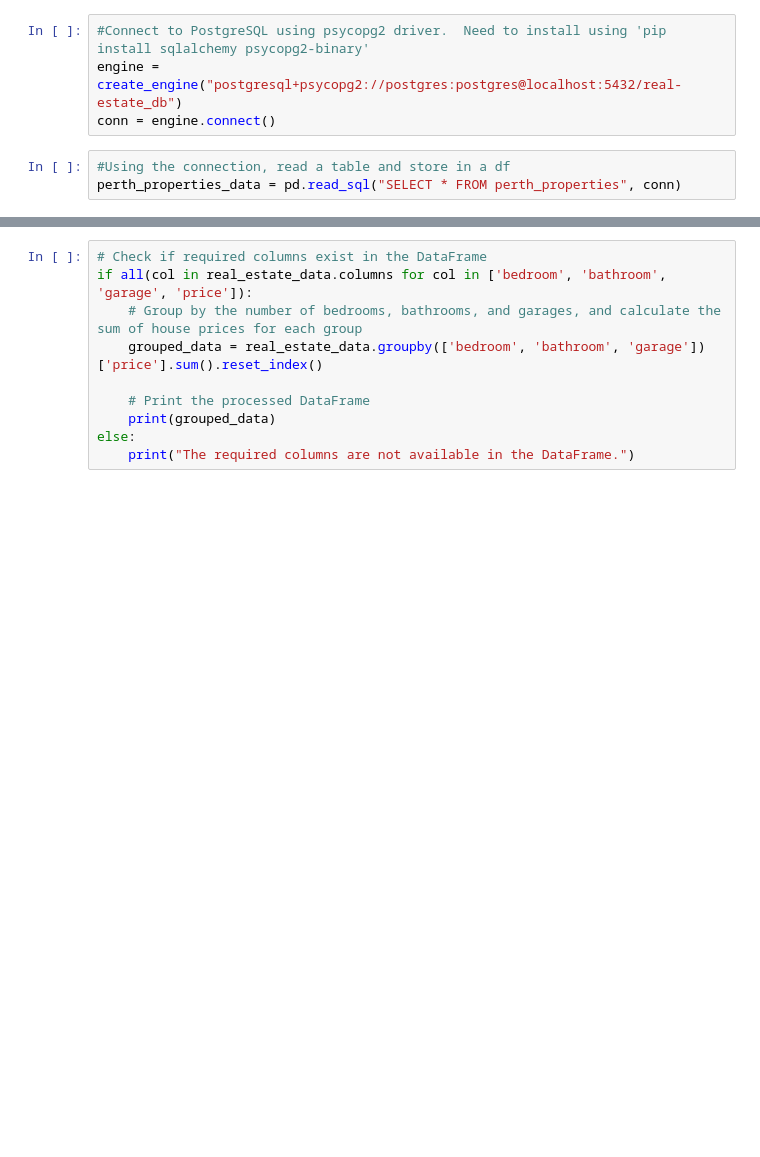
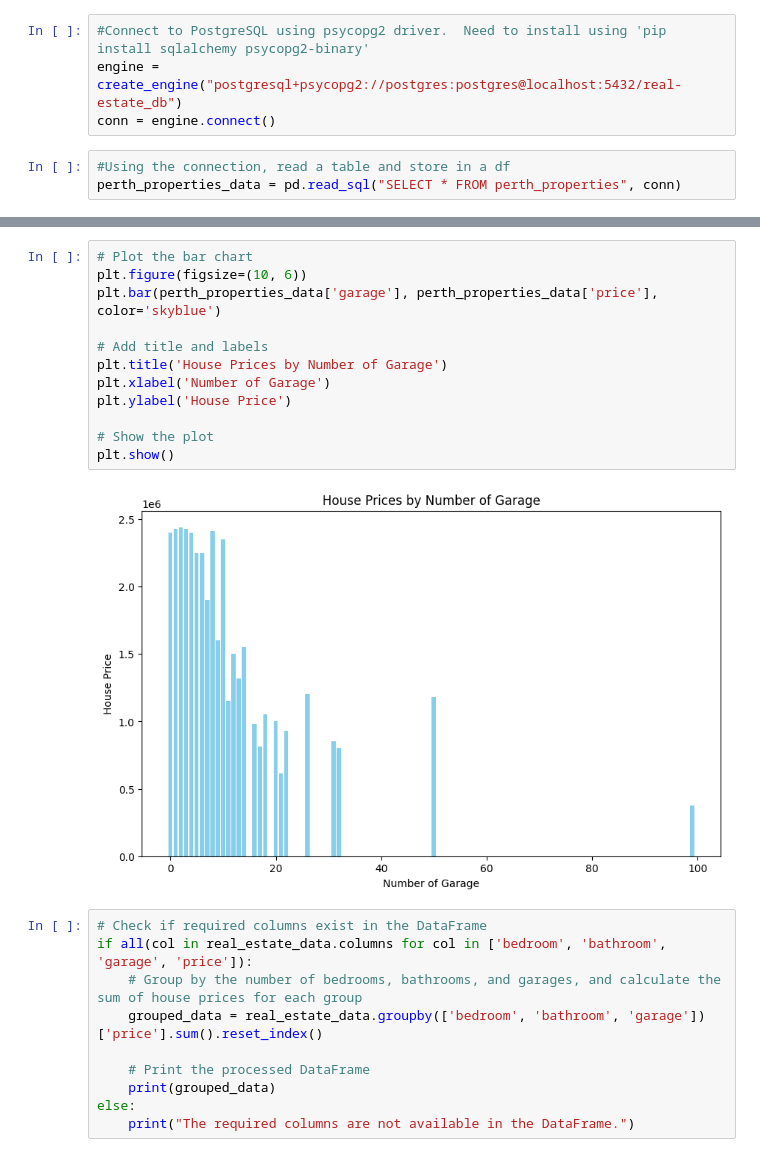
Before and after one commit to thenrymy/group-3-project3, a Jupyter notebook: property type stacked area chart.ipynb, the cells around one changed output, grey strips where cells are left out. Cells and saved outputs as stored; diff of their text form; blank space fills up the shorter version.

```diff
--- a/property type stacked area chart.ipynb
+++ b/property type stacked area chart.ipynb
@@ -35,3 +71,17 @@ real_estate_data.head()
+# %%
+# Plot the bar chart
+plt.figure(figsize=(10, 6))
+plt.bar(perth_properties_data['garage'], perth_properties_data['price'], color='skyblue')
+
+# Add title and labels
+plt.title('House Prices by Number of Garage')
+plt.xlabel('Number of Garage')
+plt.ylabel('House Price')
+
+# Show the plot
+plt.show()
+# %% [output]
+[figure, added]
 # %%
 # Check if required columns exist in the DataFrame
 if all(col in real_estate_data.columns for col in ['bedroom', 'bathroom', 'garage', 'price']):
```
Also changed, not shown: parts of 6 cells of this notebook, 1 other file.
